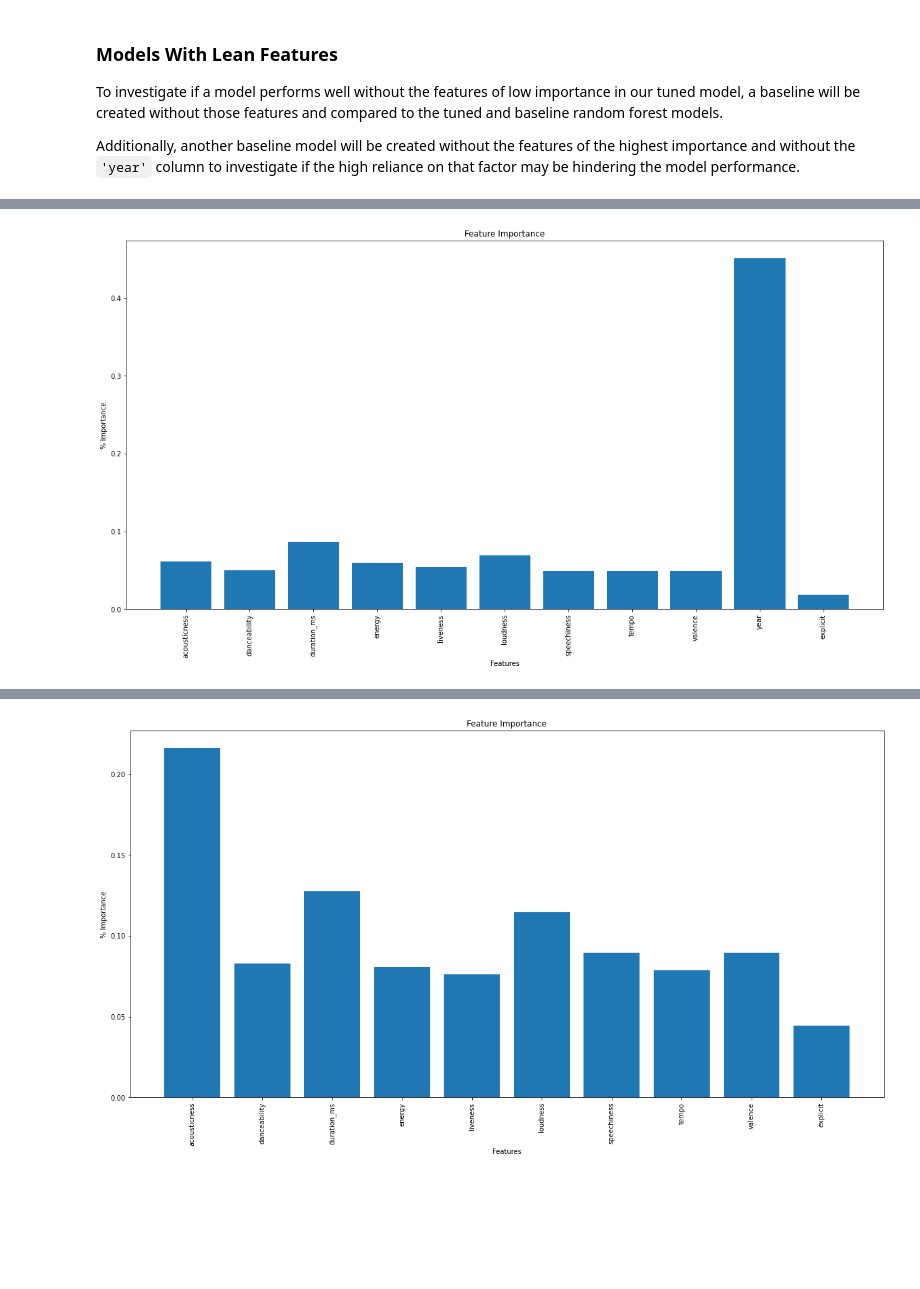
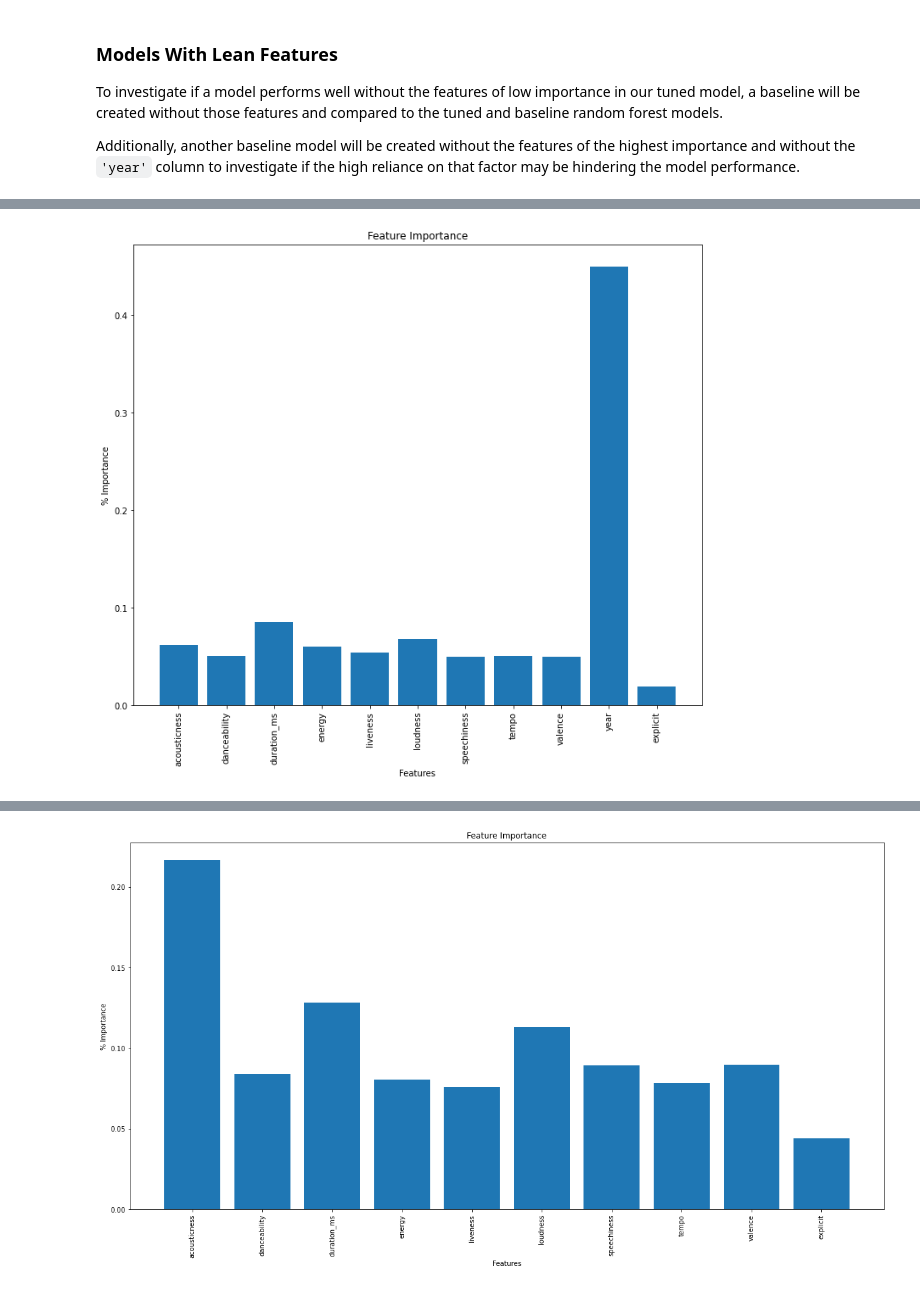
Before and after one commit to carlosjgarza89/spotify_pop_model, a Jupyter notebook: master_notebook.ipynb, the cells around one changed output, grey strips where cells are left out. Drawn from its saved outputs; the diff is of its cells as text; code cells hidden in the pictures; blank space fills up the shorter version.

```diff
--- a/master_notebook.ipynb
+++ b/master_notebook.ipynb
@@ -612,13 +612,13 @@ Test MAE:  8.948915576180566
 # %%
 # display feature importance
-plt.figure(figsize=(20,10))
+plt.figure(figsize=(12,10))
 plt.bar(X_train_2.columns, alt_rfr.feature_importances_)
 plt.xticks(rotation=90);
 plt.title('Feature Importance');
 plt.xlabel('Features');
 plt.ylabel('% Importance');
 # %% [output]
-[figure, old version]
+[figure, new version]
 # %%
 # create training data without song key or year info
 X_train_3 = X_train_2.drop('year', axis=1)
```
Also changed, not shown: parts of 12 cells of this notebook, 16 other files.
